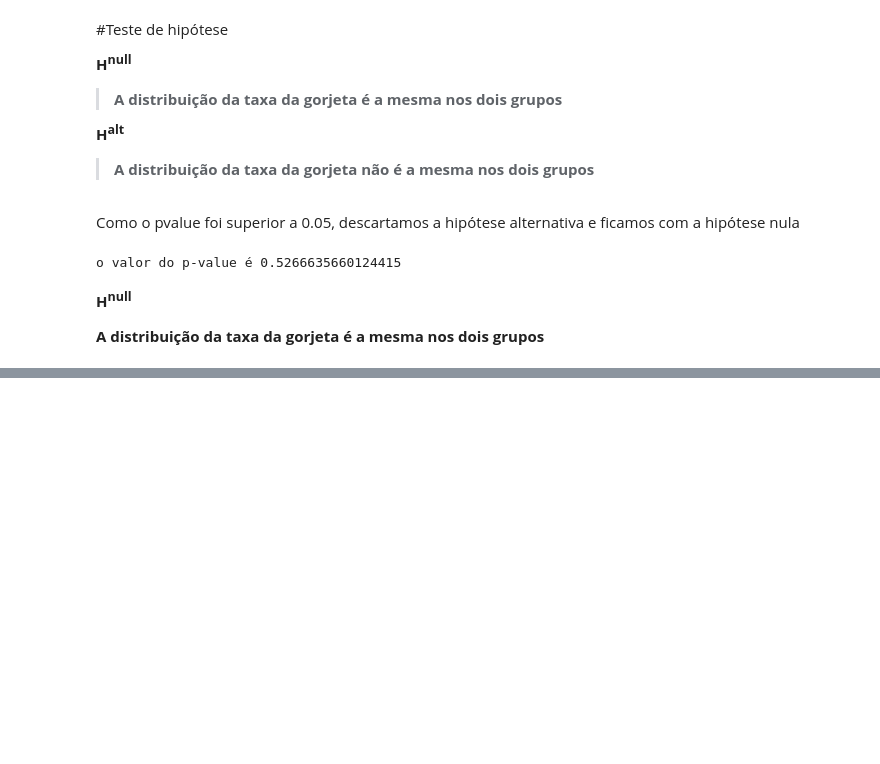
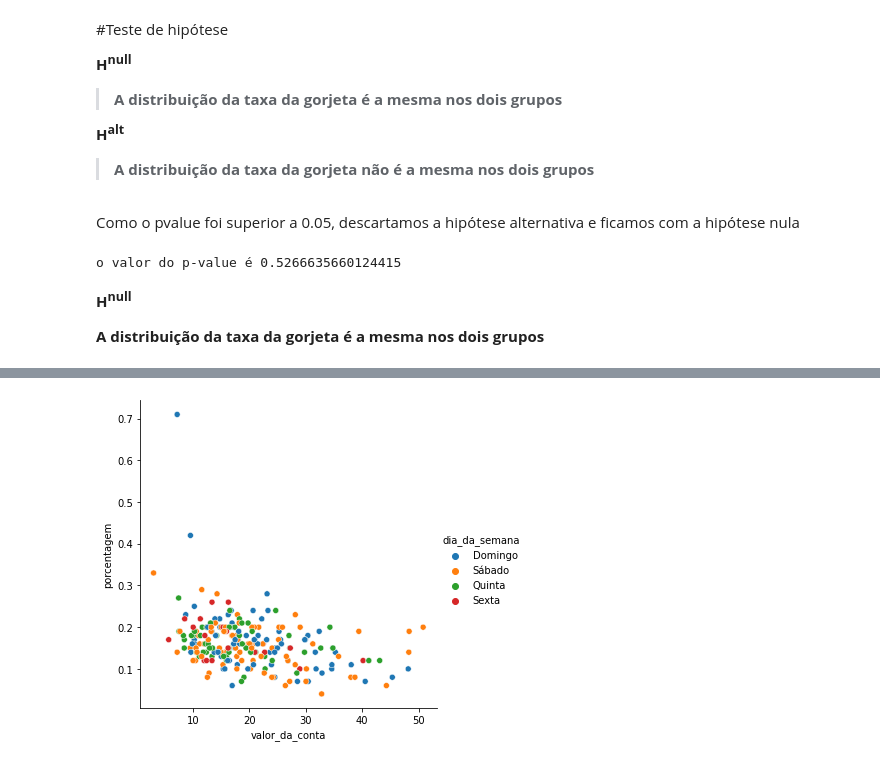
Before and after one commit to erikamarchi/data-visualization-explorando-com-seaborn, a Jupyter notebook: EDA_Gorjetas.ipynb, the cells around one changed output, grey strips where cells are left out. Drawn from its saved outputs; the diff is of its cells as text; code cells hidden in the pictures; blank space fills up the shorter version.

```diff
--- a/EDA_Gorjetas.ipynb
+++ b/EDA_Gorjetas.ipynb
@@ -256,0 +285,7 @@ o valor do p-value é 0.5266635660124415
+# %%
+sns.relplot(hue='dia_da_semana',
+            x='valor_da_conta',
+            y='porcentagem',
+            data=gorjetas);
+# %% [output]
+[figure, added]
```
Also changed, not shown: parts of 8 cells of this notebook.
